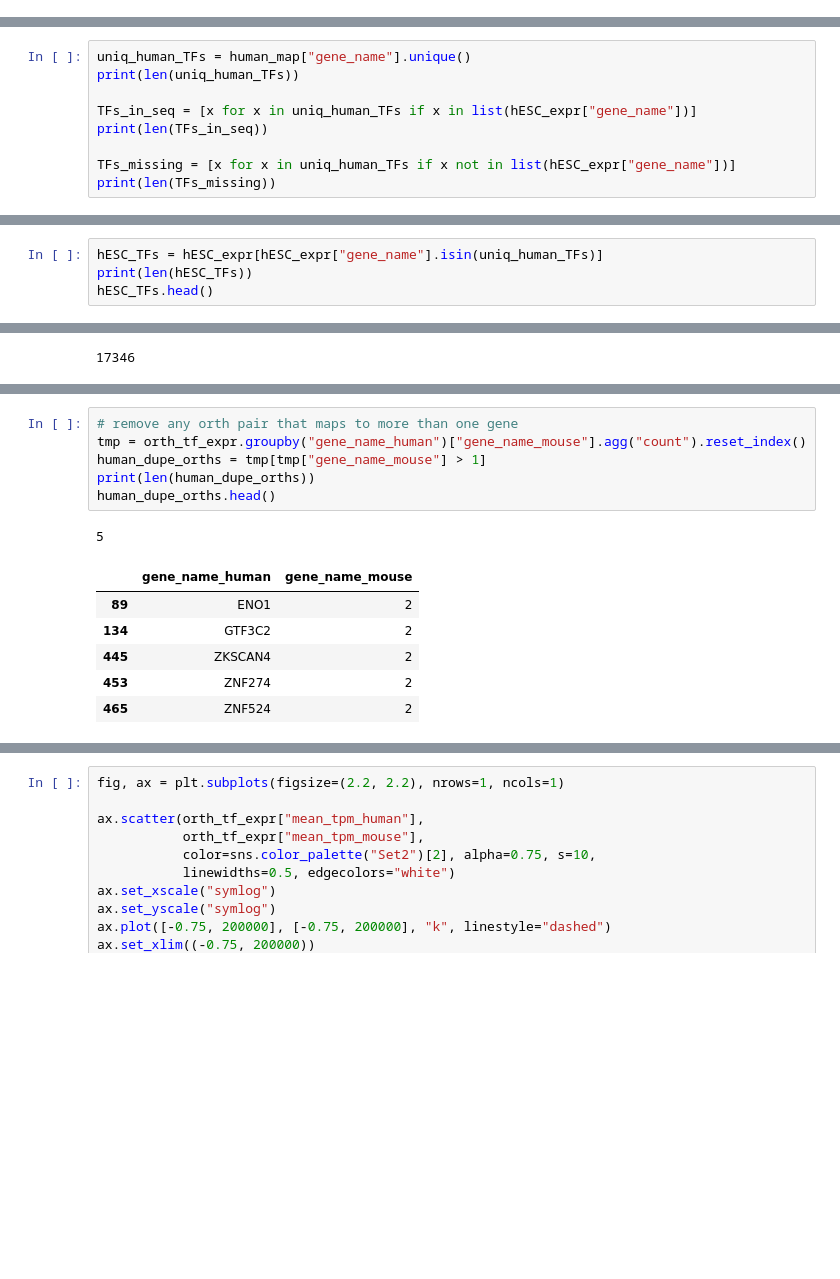
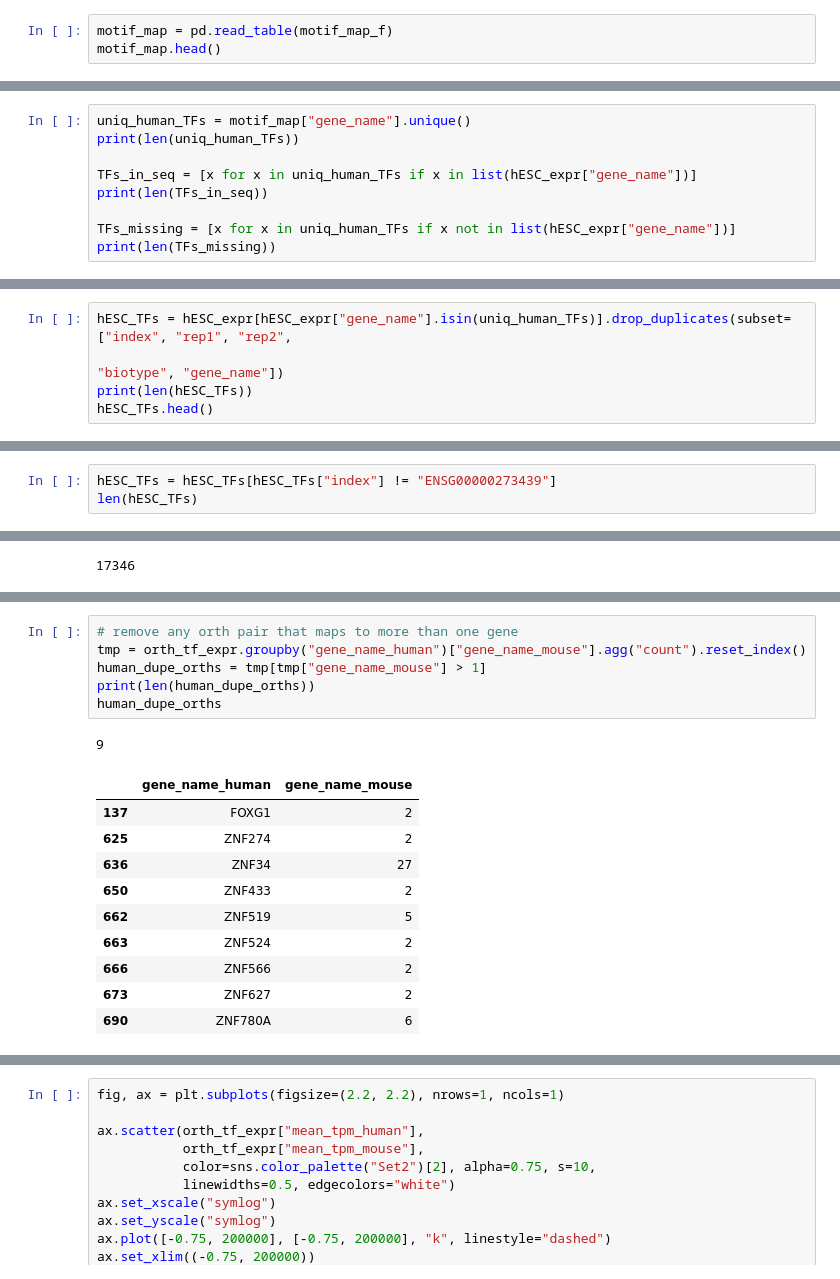
Before and after one commit to wod31/2019__lncRNA_evolution_mpra, a Jupyter notebook: analysis/03__rna_seq/03__TF_expr/03__TF_expr.ipynb, the cells around one changed output, grey strips where cells are left out. Cells and saved outputs as stored; diff of their text form; blank space fills up the shorter version.

Commit message:
re-doing the ESC TF RNA-seq analysis to include the new curated TF map with significantly more TFs (notebook: 03__rna_seq/03__TF_expr)

```diff
--- a/analysis/03__rna_seq/03__TF_expr/03__TF_expr.ipynb
+++ b/analysis/03__rna_seq/03__TF_expr/03__TF_expr.ipynb
@@ -139,0 +117,3 @@ mouse_map.head()
+# %%
+motif_map = pd.read_table(motif_map_f)
+motif_map.head()
@@ -234,7 +221,7 @@ plt.legend(loc=2, bbox_to_anchor=(1.05, 1))
 # %% [markdown]
 ## 3. look at expression of TFs in hESCs
 # %%
-uniq_human_TFs = human_map["gene_name"].unique()
+uniq_human_TFs = motif_map["gene_name"].unique()
 print(len(uniq_human_TFs))
 
 TFs_in_seq = [x for x in uniq_human_TFs if x in list(hESC_expr["gene_name"])]
@@ -271,5 +242,6 @@ the above 21 TFs are missing from the RNA-seq so will not be included (I hand ch
 # %%
-hESC_TFs = hESC_expr[hESC_expr["gene_name"].isin(uniq_human_TFs)]
+hESC_TFs = hESC_expr[hESC_expr["gene_name"].isin(uniq_human_TFs)].drop_duplicates(subset=["index", "rep1", "rep2",
+                                                                                          "biotype", "gene_name"])
 print(len(hESC_TFs))
 hESC_TFs.head()
 # %% [output]
@@ -282,0 +267,3 @@ hESC_TFs.head()
+# %%
+hESC_TFs = hESC_TFs[hESC_TFs["index"] != "ENSG00000273439"]
+len(hESC_TFs)
@@ -477,17 +486,21 @@ len(orth_tf_expr)
 # %%
 # remove any orth pair that maps to more than one gene
 tmp = orth_tf_expr.groupby("gene_name_human")["gene_name_mouse"].agg("count").reset_index()
 human_dupe_orths = tmp[tmp["gene_name_mouse"] > 1]
 print(len(human_dupe_orths))
-human_dupe_orths.head()
+human_dupe_orths
 # %% [output]
-5
+9
 |  | gene_name_human | gene_name_mouse |
-| 89 | ENO1 | 2 |
-| 134 | GTF3C2 | 2 |
-| 445 | ZKSCAN4 | 2 |
-| 453 | ZNF274 | 2 |
-| 465 | ZNF524 | 2 |
+| 137 | FOXG1 | 2 |
+| 625 | ZNF274 | 2 |
+| 636 | ZNF34 | 27 |
+| 650 | ZNF433 | 2 |
+| 662 | ZNF519 | 5 |
+| 663 | ZNF524 | 2 |
+| 666 | ZNF566 | 2 |
+| 673 | ZNF627 | 2 |
+| 690 | ZNF780A | 6 |
 # %%
 # remove any orth pair that maps to more than one gene
 tmp = orth_tf_expr.groupby("gene_name_mouse")["gene_name_human"].agg("count").reset_index()
```
Also changed, not shown: parts of 27 cells of this notebook, 6 other files.
